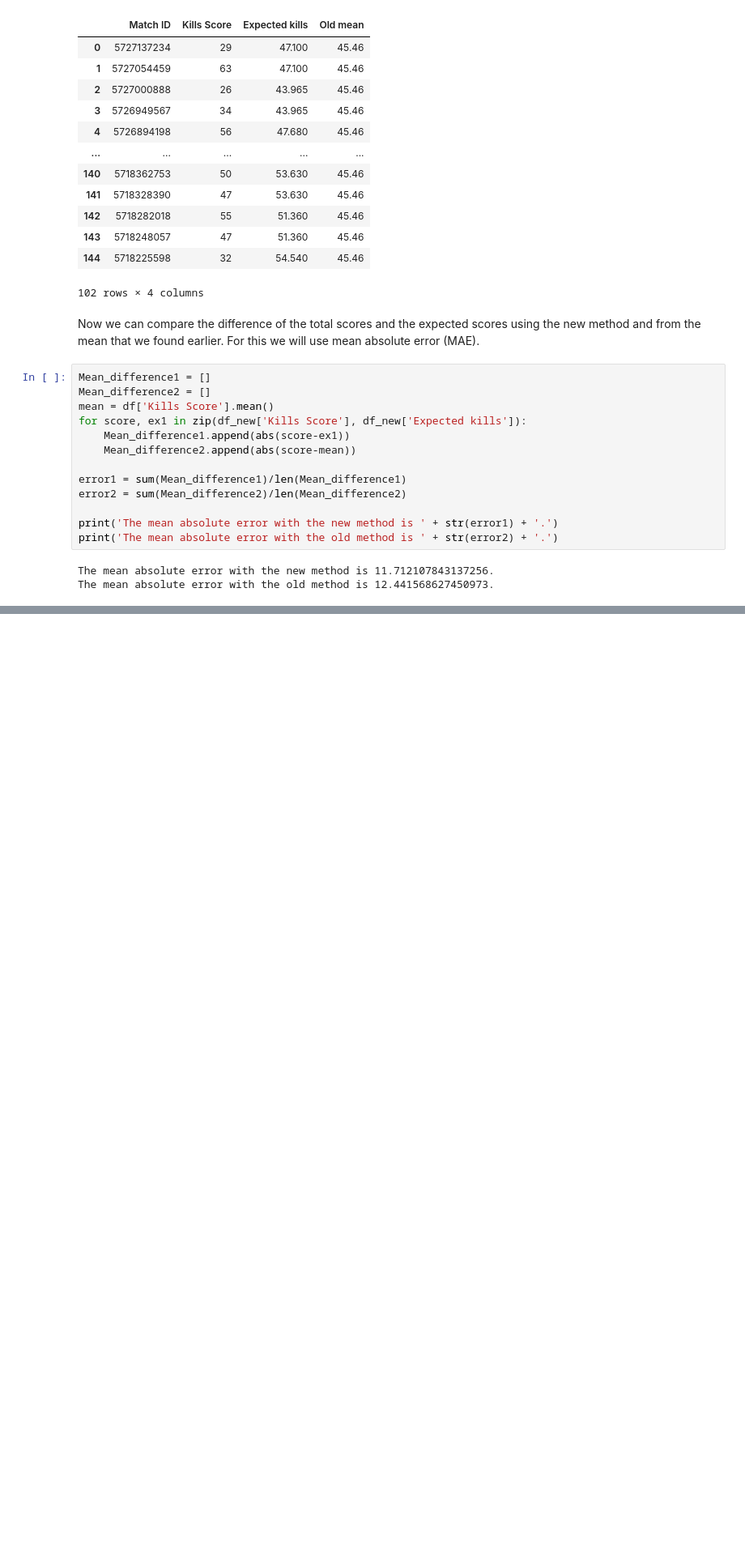
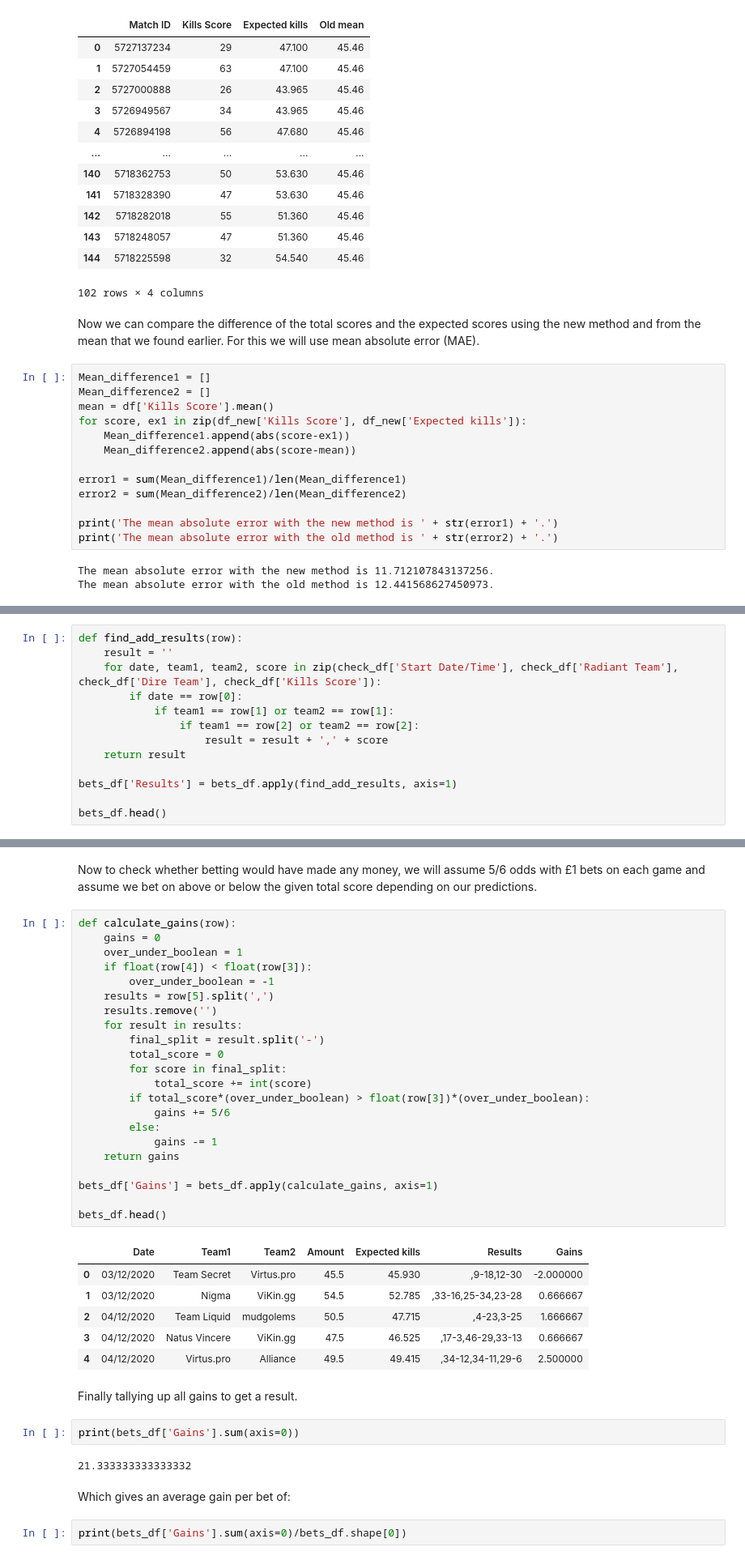
Before and after one commit to Hekkta/Dota-odds-analysis, a Jupyter notebook: Total kills.ipynb, the cells around one changed output, grey strips where cells are left out. Shown at 81% size. Cells and saved outputs as stored; diff of their text form; blank space fills up the shorter version.

```diff
--- a/Total kills.ipynb
+++ b/Total kills.ipynb
@@ -217,0 +284,13 @@ To see whether this slight improvement can be implemented, we need to compare ou
+# %%
+def find_add_results(row):
+    result = ''
+    for date, team1, team2, score in zip(check_df['Start Date/Time'], check_df['Radiant Team'], check_df['Dire Team'], check_df['Kills Score']):
+        if date == row[0]:
+            if team1 == row[1] or team2 == row[1]:
+                if team1 == row[2] or team2 == row[2]:
+                    result = result + ',' + score
+    return result
+
+bets_df['Results'] = bets_df.apply(find_add_results, axis=1)
+
+bets_df.head()
@@ -217,0 +304,41 @@ To see whether this slight improvement can be implemented, we need to compare ou
+# %% [markdown]
+Now to check whether betting would have made any money, we will assume 5/6 odds with £1 bets on each game and assume we bet on above or below the given total score depending on our predictions.
+# %%
+def calculate_gains(row):
+    gains = 0
+    over_under_boolean = 1
+    if float(row[4]) < float(row[3]):
+        over_under_boolean = -1
+    results = row[5].split(',')
+    results.remove('')
+    for result in results:
+        final_split = result.split('-')
+        total_score = 0
+        for score in final_split:
+            total_score += int(score)
+        if total_score*(over_under_boolean) > float(row[3])*(over_under_boolean):
+            gains += 5/6
+        else:
+            gains -= 1
+    return gains
+
+bets_df['Gains'] = bets_df.apply(calculate_gains, axis=1)
+
+bets_df.head()
+# %% [output]
+|  | Date | Team1 | Team2 | Amount | Expected kills | Results | Gains |
+| 0 | 03/12/2020 | Team Secret | Virtus.pro | 45.5 | 45.930 | ,9-18,12-30 | -2.000000 |
+| 1 | 03/12/2020 | Nigma | ViKin.gg | 54.5 | 52.785 | ,33-16,25-34,23-28 | 0.666667 |
+| 2 | 04/12/2020 | Team Liquid | mudgolems | 50.5 | 47.715 | ,4-23,3-25 | 1.666667 |
+| 3 | 04/12/2020 | Natus Vincere | ViKin.gg | 47.5 | 46.525 | ,17-3,46-29,33-13 | 0.666667 |
+| 4 | 04/12/2020 | Virtus.pro | Alliance | 49.5 | 49.415 | ,34-12,34-11,29-6 | 2.500000 |
+# %% [markdown]
+Finally tallying up all gains to get a result.
+# %%
+print(bets_df['Gains'].sum(axis=0))
+# %% [output]
+21.333333333333332
+# %% [markdown]
+Which gives an average gain per bet of:
+# %%
+print(bets_df['Gains'].sum(axis=0)/bets_df.shape[0])
```
Also changed, not shown: parts of 13 cells of this notebook, 1 other file.
